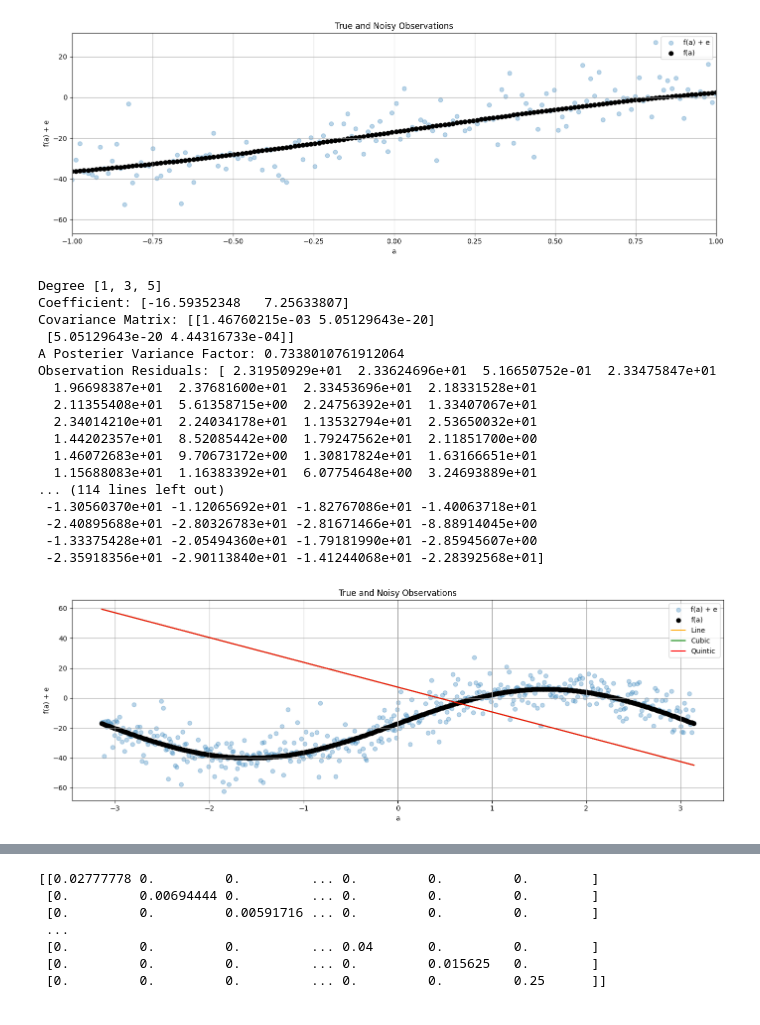
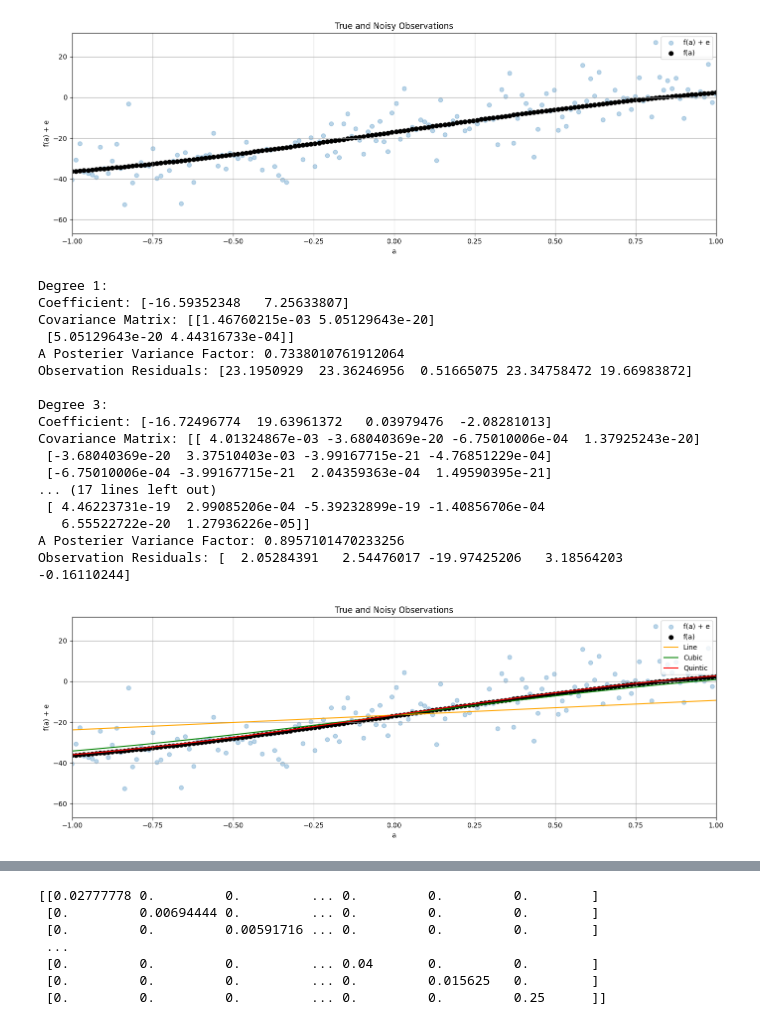
Before and after one commit to KatiaAbdulBaki/engg680_2024_fall, a Jupyter notebook: Lab_Assignment2/Non-linearLeastSquareEstimationProblem.ipynb, the cells around one changed output, grey strips where cells are left out. Drawn from its saved outputs; the diff is of its cells as text; code cells hidden in the pictures.

```diff
--- a/Lab_Assignment2/Non-linearLeastSquareEstimationProblem.ipynb
+++ b/Lab_Assignment2/Non-linearLeastSquareEstimationProblem.ipynb
@@ -147,79 +151,68 @@ def fit_polynomial_curve(a: np.ndarray, l: np.ndarray, P: np.ndarray, deg: int)
 deg = [1,3,5]
 results = {}
 for d in deg:
-    x, cov_x, apv, v = fit_polynomial_curve(a, l, P, d)
-    results[d] = (x, cov_x, apv, v)
-print(f"\nDegree {deg}")
-print("Coefficient:", results[d][0])
-print("Covariance Matrix:", results[d][1])
-print("A Posterier Variance Factor:", results[d][2])
-print("Observation Residuals:", results[d][3])
+  results[d] = fit_polynomial_curve(a, l, P, d)
+
+for d in deg:
+  print(f"\nDegree {d}:")
+  print("Coefficient:", results[d][0])
+  print("Covariance Matrix:", results[d][1])
+  print("A Posterier Variance Factor:", results[d][2])
+  print("Observation Residuals:", results[d][3][:5])
 # %% [output]
-Degree [1, 3, 5]
+Degree 1:
 Coefficient: [-16.59352348   7.25633807]
 Covariance Matrix: [[1.46760215e-03 5.05129643e-20]
  [5.05129643e-20 4.44316733e-04]]
 A Posterier Variance Factor: 0.7338010761912064
-Observation Residuals: [ 2.31950929e+01  2.33624696e+01  5.16650752e-01  2.33475847e+01
-  1.96698387e+01  2.37681600e+01  2.33453696e+01  2.18331528e+01
-  2.11355408e+01  5.61358715e+00  2.24756392e+01  1.33407067e+01
-  2.34014210e+01  2.24034178e+01  1.13532794e+01  2.53650032e+01
-  1.44202357e+01  8.52085442e+00  1.79247562e+01  2.11851700e+00
-  1.46072683e+01  9.70673172e+00  1.30817824e+01  1.63166651e+01
-  1.15688083e+01  1.16383392e+01  6.07754648e+00  3.24693889e+01
-... (114 lines left out)
- -1.30560370e+01 -1.12065692e+01 -1.82767086e+01 -1.40063718e+01
- -2.40895688e+01 -2.80326783e+01 -2.81671466e+01 -8.88914045e+00
- -1.33375428e+01 -2.05494360e+01 -1.79181990e+01 -2.85945607e+00
- -2.35918356e+01 -2.90113840e+01 -1.41244068e+01 -2.28392568e+01]
+Observation Residuals: [23.1950929  23.36246956  0.51665075 23.34758472 19.66983872]
+
+Degree 3:
+Coefficient: [-16.72496774  19.63961372   0.03979476  -2.08281013]
+Covariance Matrix: [[ 4.01324867e-03 -3.68040369e-20 -6.75010006e-04  1.37925243e-20]
+ [-3.68040369e-20  3.37510403e-03 -3.99167715e-21 -4.76851229e-04]
+ [-6.75010006e-04 -3.99167715e-21  2.04359363e-04  1.49590395e-21]
+... (17 lines left out)
+ [ 4.46223731e-19  2.99085206e-04 -5.39232899e-19 -1.40856706e-04
+   6.55522722e-20  1.27936226e-05]]
+A Posterier Variance Factor: 0.8957101470233256
+Observation Residuals: [  2.05284391   2.54476017 -19.97425206   3.18564203  -0.16110244]
 # %%
 # step 7
 # use the estimated coefficients x and constants array a, construct polynomial functions for each degree
 # hint: use polyval function from numpy library (check input argument carefully)
 # (1 marks)
-import numpy as np
-a=np.array(a)
-line_uw = np.polyval(np.atleast_1d(results[1][0]),a)
-cubic_uw = np.polyval(np.atleast_1d(results[3][0]),a)
-quintic_uw = np.polyval(np.atleast_1d(results[5][0]),a)
+line_uw = np.polyval(np.flip(results[1][0]),a)
+cubic_uw = np.polyval(np.flip(results[3][0]),a)
+quintic_uw = np.polyval(np.flip(results[5][0]),a)
 # %%
 # step 8
 # use the matplotlib to plot each polynomial function, noisy observations l, true observations l_true, together in one single figure
 # for the polynomials of line, cubic and quintic, use color of orange, green and red respectively.
 # (2 marks)
 
 fig, ax = plt.subplots(nrows=1, ncols=1, figsize=(14, 5))
 
-a_plot = np.linspace(a.min(), a.max(), len(l))
-l = np.asarray(l).flatten()  # Convert l to a 1D array
-l_true = np.asarray(l_true).flatten()  # Convert l_true to a 1D array
+plt.scatter(a, l, color='tab:blue', marker='o', alpha=0.3, label='f(a) + e')
+plt.scatter(a, l_true, color='k', label='f(a)')
 
-plt.scatter(a_plot, l, color='tab:blue', marker='o', alpha=0.3, label='f(a) + e')
-plt.scatter(a_plot, l_true, color='k', label='f(a)')
-
-line_uw = np.polyval(np.atleast_1d(results[1][0]),a_plot)
-cubic_uw = np.polyval(np.atleast_1d(results[3][0]),a_plot)
-quintic_uw = np.polyval(np.atleast_1d(results[5][0]),a_plot)
-
-plt.plot(a_plot, line_uw, color='orange', label='Line')
-plt.plot(a_plot, cubic_uw, color='green', label='Cubic')
-plt.plot(a_plot, quintic_uw, color='red', label='Quintic')
+plt.plot(a, line_uw, color='orange', label='Line')
+plt.plot(a, cubic_uw, color='green', label='Cubic')
+plt.plot(a, quintic_uw, color='red', label='Quintic')
 
 # Add labels and title
 plt.title('True and Noisy Observations')
 plt.xlabel('a')
 plt.ylabel('f(a) + e')
 plt.legend(loc='upper right')
-
+plt.xlim(-1,1)
 
 ax.grid(True, which='both',ls='-',color='0.65')
 
 fig.tight_layout()
 plt.show()
-
-# NOT WORKING PROPERLY .... STILL NEED TO BE REVIEWED
 # %% [output]
-[figure, old version]
+[figure, new version]
 # %%
 # step 9
 # print the a posterier variance factor for each polynomial function
```
Also changed, not shown: parts of 12 cells of this notebook.
